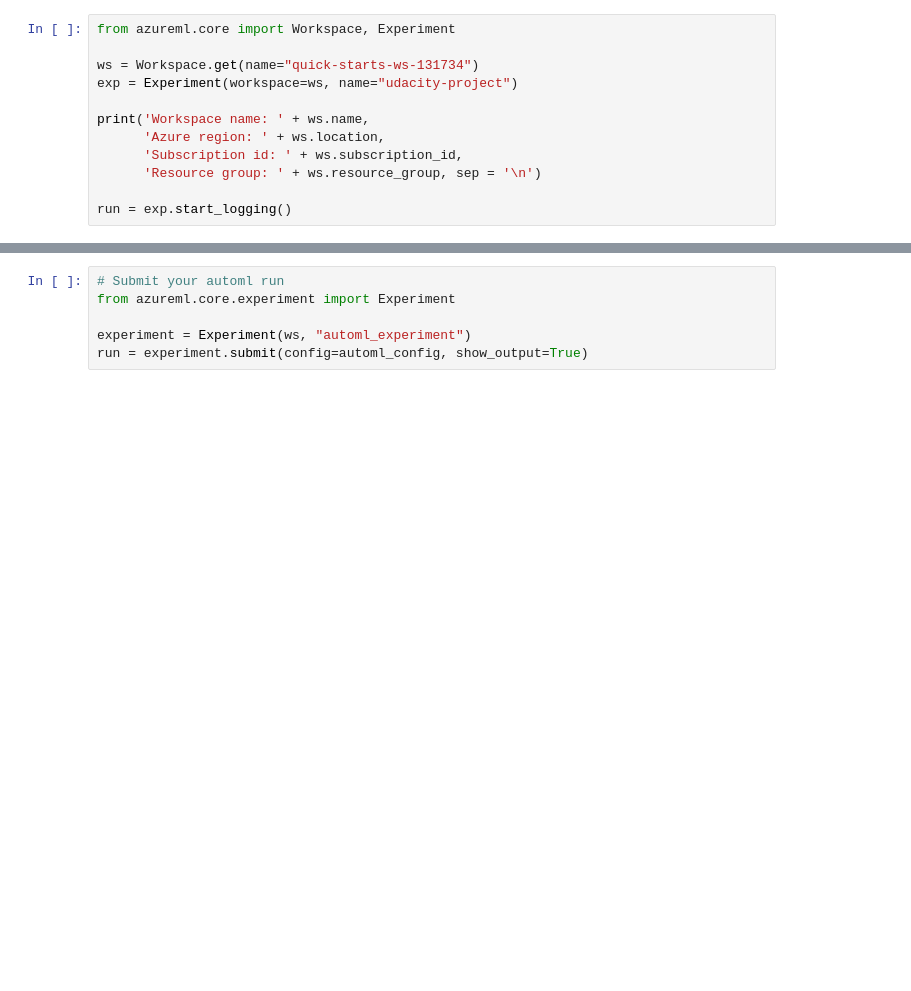
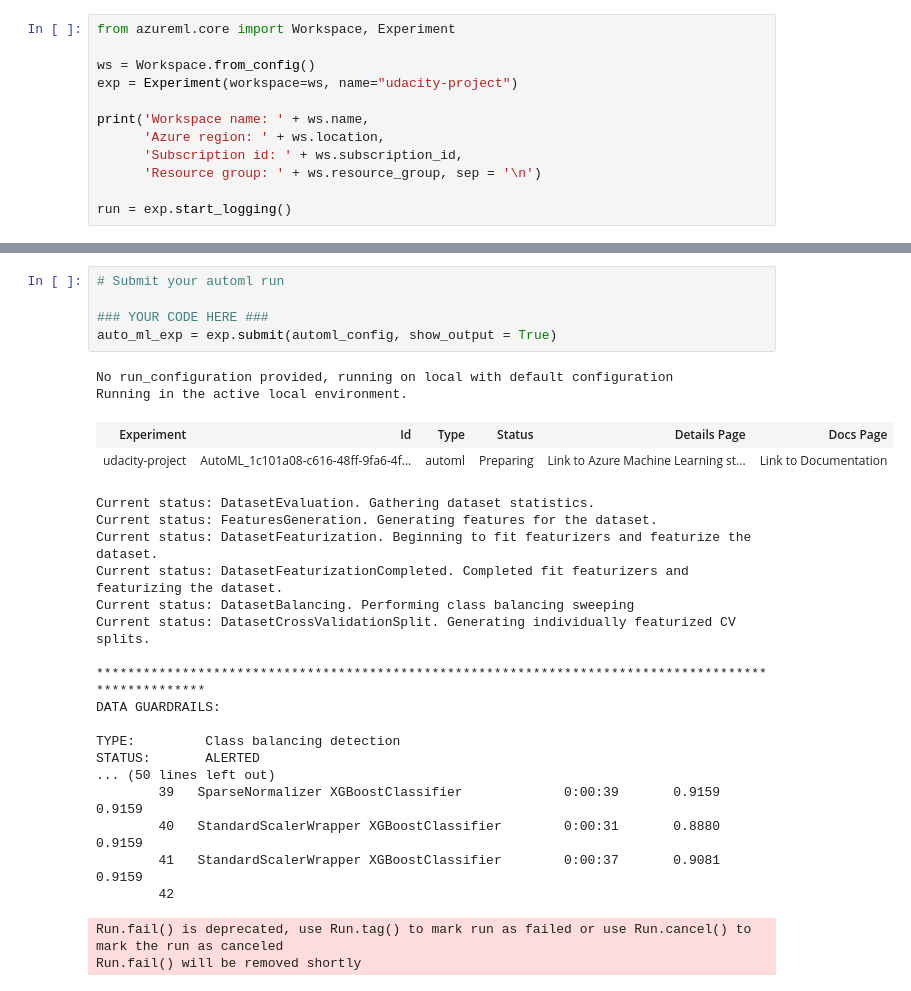
Before and after one commit to pikamegan/nd00333_AZMLND_Optimizing_a_Pipeline_in_Azure-Starter_Files, a Jupyter notebook: udacity-project.ipynb, the cells around one changed output, grey strips where cells are left out. Drawn from its saved outputs; the diff is of its cells as text; blank space fills up the shorter version.

```diff
--- a/udacity-project.ipynb
+++ b/udacity-project.ipynb
@@ -1,7 +1,7 @@
 # %%
 from azureml.core import Workspace, Experiment
 
-ws = Workspace.get(name="quick-starts-ws-131734")
+ws = Workspace.from_config()
 exp = Experiment(workspace=ws, name="udacity-project")
 
 print('Workspace name: ' + ws.name,
@@ -128,6 +177,29 @@ automl_config = AutoMLConfig(experiment_timeout_minutes=30,
 # %%
 # Submit your automl run
-from azureml.core.experiment import Experiment
 
-experiment = Experiment(ws, "automl_experiment")
-run = experiment.submit(config=automl_config, show_output=True)
+### YOUR CODE HERE ###
+auto_ml_exp = exp.submit(automl_config, show_output = True)
+# %% [output]
+No run_configuration provided, running on local with default configuration
+Running in the active local environment.
+| Experiment | Id | Type | Status | Details Page | Docs Page |
+| udacity-project | AutoML_1c101a08-c616-48ff-9fa6-4f... | automl | Preparing | Link to Azure Machine Learning st... | Link to Documentation |
+Current status: DatasetEvaluation. Gathering dataset statistics.
+Current status: FeaturesGeneration. Generating features for the dataset.
+Current status: DatasetFeaturization. Beginning to fit featurizers and featurize the dataset.
+Current status: DatasetFeaturizationCompleted. Completed fit featurizers and featurizing the dataset.
+Current status: DatasetBalancing. Performing class balancing sweeping
+Current status: DatasetCrossValidationSplit. Generating individually featurized CV splits.
+
+****************************************************************************************************
+DATA GUARDRAILS:
+
+TYPE:         Class balancing detection
+STATUS:       ALERTED
+... (50 lines left out)
+        39   SparseNormalizer XGBoostClassifier             0:00:39       0.9159    0.9159
+        40   StandardScalerWrapper XGBoostClassifier        0:00:31       0.8880    0.9159
+        41   StandardScalerWrapper XGBoostClassifier        0:00:37       0.9081    0.9159
+        42
+Run.fail() is deprecated, use Run.tag() to mark run as failed or use Run.cancel() to mark the run as canceled
+Run.fail() will be removed shortly
```
Also changed, not shown: parts of 16 cells of this notebook.
